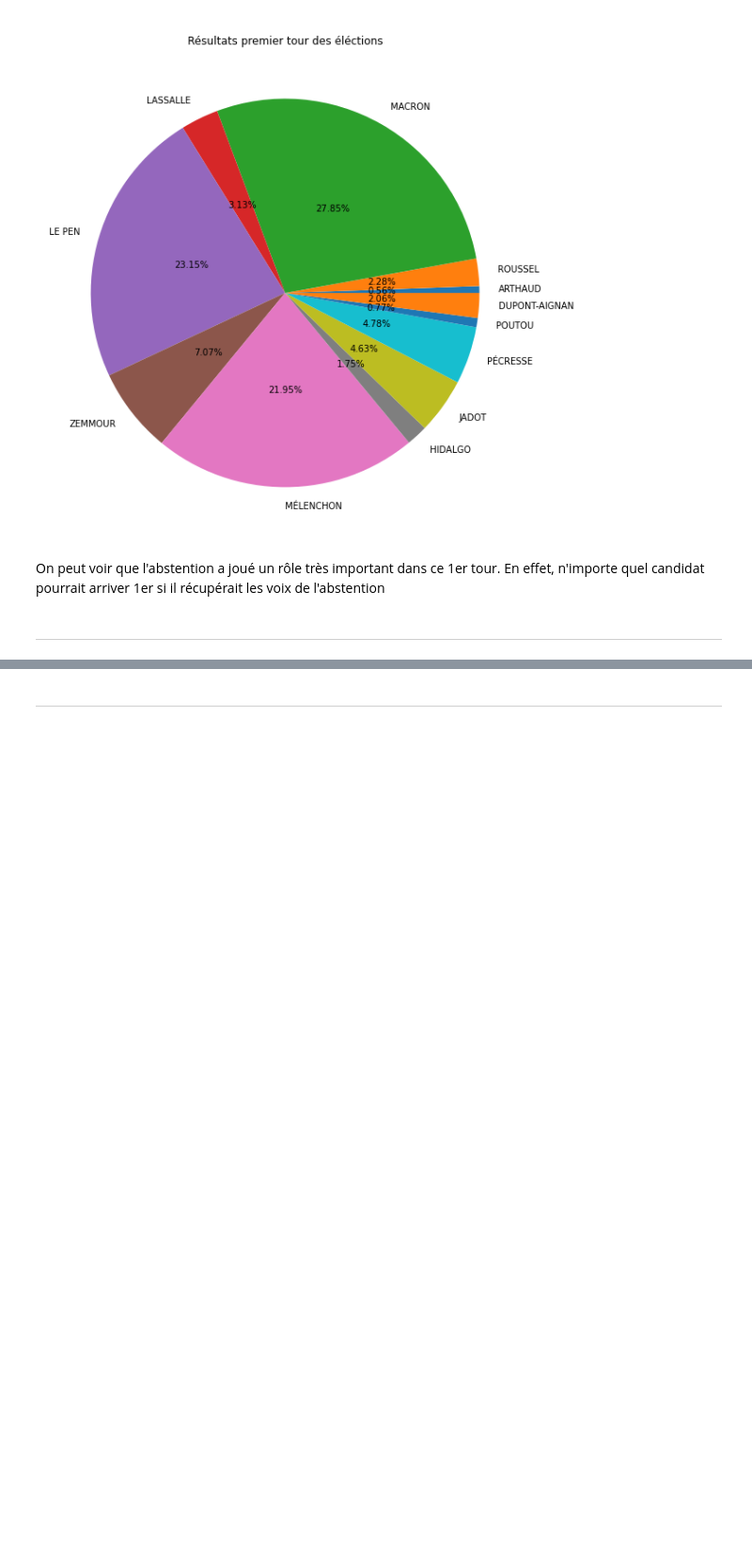
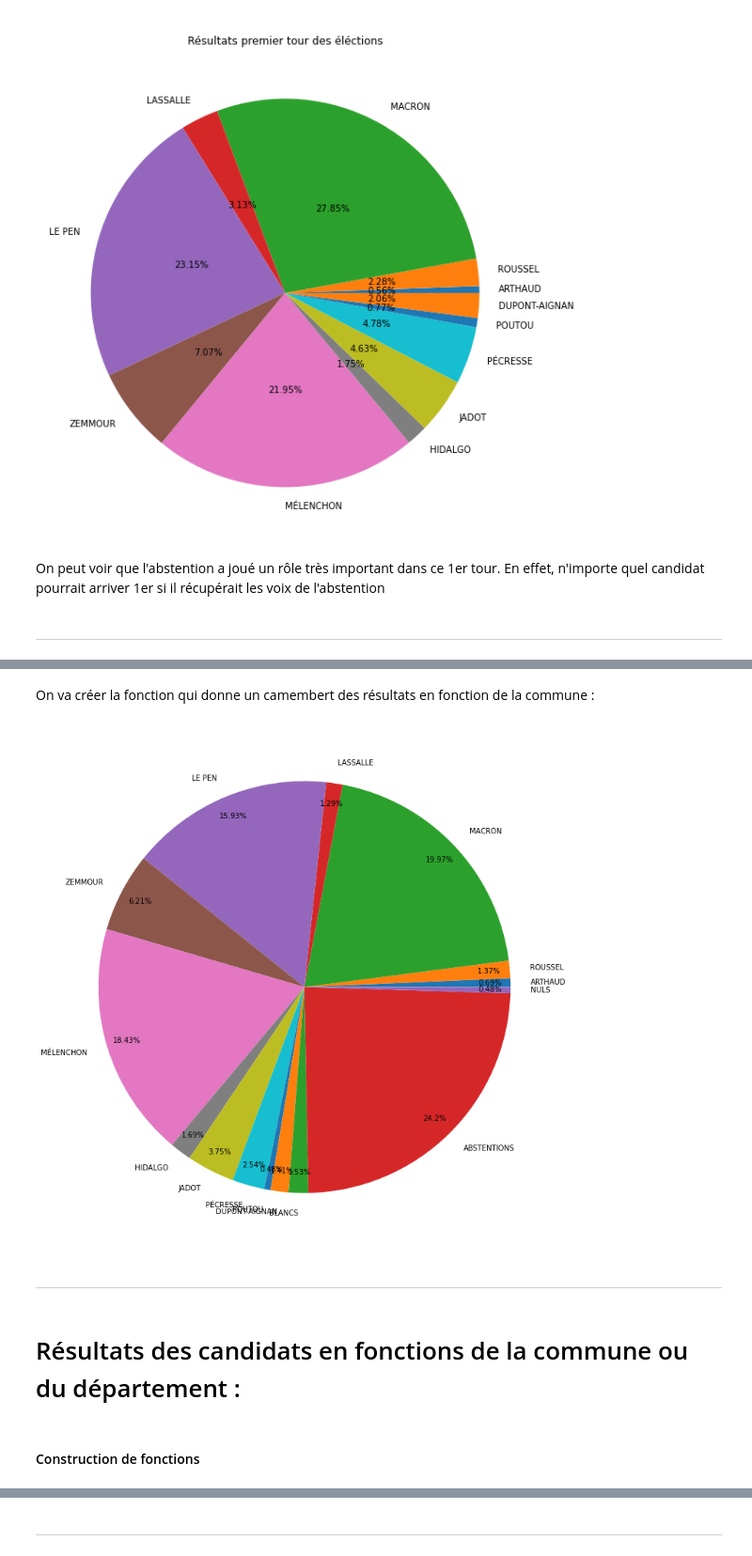
Before and after one commit to BaderEK/AnalyseDeDonnees, a Jupyter notebook: Groupe 2/Groupe 2/rendu.ipynb, the cells around one changed output, grey strips where cells are left out. Shown at 94% size. Cells and saved outputs as stored; diff of their text form; code cells hidden in the pictures; blank space fills up the shorter version.

```diff
--- a/Groupe 2/Groupe 2/rendu.ipynb
+++ b/Groupe 2/Groupe 2/rendu.ipynb
@@ -176,0 +163,17 @@ max(df_LJ_dep['Voix.LJ'])
+# %%
+# Dataset de voix d'un candidat donnée par communes
+df_ZE_com = pd.pivot_table(data = data, index = 'Libellé de la commune', values = 'Voix.ZE', aggfunc = 'sum')
+df_DAN_com = pd.pivot_table(data = data, index = 'Libellé de la commune', values = 'Voix.DAN', aggfunc = 'sum')
+df_AN_com = pd.pivot_table(data = data, index = 'Libellé de la commune', values = 'Voix.AN', aggfunc = 'sum')
+df_HA_com = pd.pivot_table(data = data, index = 'Libellé de la commune', values = 'Voix.HA', aggfunc = 'sum')
+df_JY_com = pd.pivot_table(data = data, index = 'Libellé de la commune', values = 'Voix.JY', aggfunc = 'sum')
+df_LJ_com = pd.pivot_table(data = data, index = 'Libellé de la commune', values = 'Voix.LJ', aggfunc = 'sum')
+df_LPM_com = pd.pivot_table(data = data, index = 'Libellé de la commune', values = 'Voix.LPM', aggfunc = 'sum')
+df_ME_com = pd.pivot_table(data = data, index = 'Libellé de la commune', values = 'Voix.ME', aggfunc = 'sum')
+df_MJL_com = pd.pivot_table(data = data, index = 'Libellé de la commune', values = 'Voix.MJL', aggfunc = 'sum')
+df_PV_com = pd.pivot_table(data = data, index = 'Libellé de la commune', values = 'Voix.PV', aggfunc = 'sum')
+df_PP_com = pd.pivot_table(data = data, index = 'Libellé de la commune', values = 'Voix.PP', aggfunc = 'sum')
+df_RF_com = pd.pivot_table(data = data, index = 'Libellé de la commune', values = 'Voix.RF', aggfunc = 'sum')
+df_BLANC_com = pd.pivot_table(data = data, index = 'Libellé de la commune', values = 'Blancs', aggfunc = 'sum')
+df_ABS_com = pd.pivot_table(data = data, index = 'Libellé de la commune', values = 'Abstentions', aggfunc = 'sum')
+df_NUL_com = pd.pivot_table(data = data, index = 'Libellé de la commune', values = 'Nuls', aggfunc = 'sum')
@@ -176,0 +201,27 @@ max(df_LJ_dep['Voix.LJ'])
+# %% [markdown]
+On va créer la fonction qui donne un camembert des résultats en fonction de la commune :
+# %%
+def camembertComObs(comObs):
+    voixCandidatComObs = np.array([np.sum(df_AN_com['Voix.AN'][comObs]), np.sum(df_RF_com['Voix.RF'][comObs]), np.sum(df_ME_com['Voix.ME'][comObs]), np.sum(df_LJ_com['Voix.LJ'][comObs]),
+                                   np.sum(df_LPM_com['Voix.LPM'][comObs]), np.sum(df_ZE_com['Voix.ZE'][comObs]), np.sum(df_MJL_com['Voix.MJL'][comObs]), np.sum(df_HA_com['Voix.HA'][comObs]),
+                                   np.sum(df_JY_com['Voix.JY'][comObs]), np.sum(df_PV_com['Voix.PV'][comObs]), np.sum(df_PP_com['Voix.PP'][comObs]), np.sum(df_DAN_com['Voix.DAN'][comObs]),
+                                   np.sum(df_BLANC_com['Blancs'][comObs]), np.sum(df_ABS_com['Abstentions'][comObs]), np.sum(df_NUL_com['Nuls'][comObs])])
+
+    labelComObs = [data['Nom.AN'][0], data['Nom.RF'][0], data['Nom.ME'][0], data['Nom.LJ'][0], data['Nom.LPM'][0], data['Nom.ZE'][0], data['Nom.MJL'][0], data['Nom.HA'][0],
+                   data['Nom.JY'][0], data['Nom.PV'][0], data['Nom.PP'][0], data['Nom.DAN'][0], 'BLANCS', 'ABSTENTIONS', 'NULS']
+
+    plt.pie(voixCandidatComObs, labels=labelComObs, normalize = True, autopct = lambda voixCandidatComObs: str(round(voixCandidatComObs, 2)) + '%', pctdistance=0.9)
+    plt.rcParams["figure.figsize"] = [13, 13]
+    plt.show()
+# %%
+comObs = 'Saint-Maurice-de-Beynost'
+
+camembertComObs(comObs)
+# %% [output]
+[figure, added]
+# %% [markdown]
+---
+# %% [markdown]
+# Résultats des candidats en fonctions de la commune ou du département :
+# %% [markdown]
+#### Construction de fonctions
```
Also changed, not shown: parts of 45 cells of this notebook.
